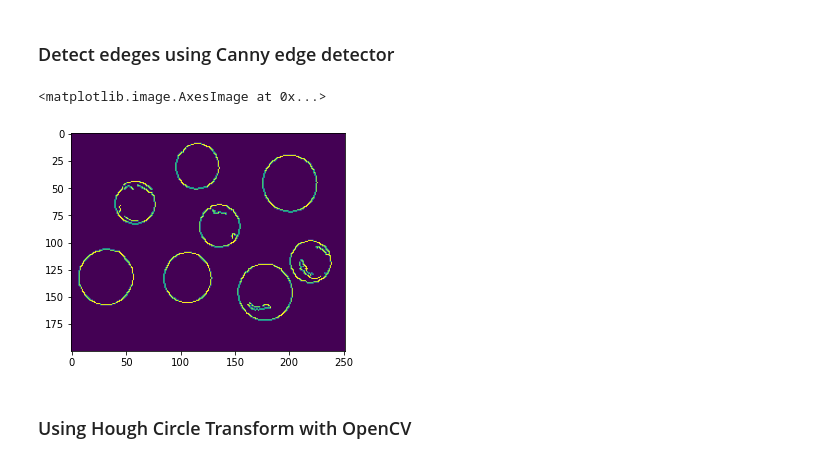
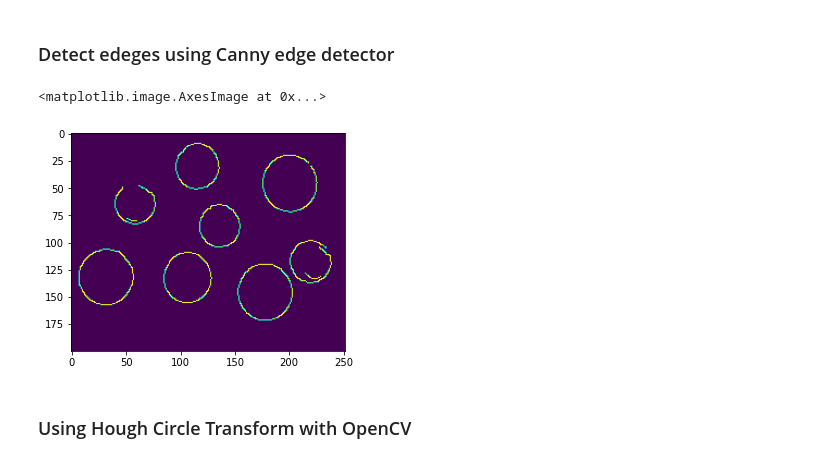
Before and after one commit to karank85/count-coins, a Jupyter notebook: main.ipynb, the cells around one changed output. Drawn from its saved outputs; the diff is of its cells as text; code cells hidden in the pictures.

```diff
--- a/main.ipynb
+++ b/main.ipynb
@@ -37,12 +38,12 @@ plt.imshow(sample_image_gray_blur)
 # %%
 def edge_detect(image, min_val, max_val):
     return cv2.Canny(image, min_val, max_val)
 
-sample_image_canny = edge_detect(sample_image_gray_blur, 130, 400)
+sample_image_canny = edge_detect(sample_image_gray_blur, 250, 500)
 plt.imshow(sample_image_canny)
 # %% [output]
 <matplotlib.image.AxesImage at 0x...>
-[figure, old version]
+[figure, new version]
 # %% [markdown]
 ### Using Hough Circle Transform with OpenCV
 # %%
```
Also changed, not shown: parts of 22 cells of this notebook, 1 other file.
